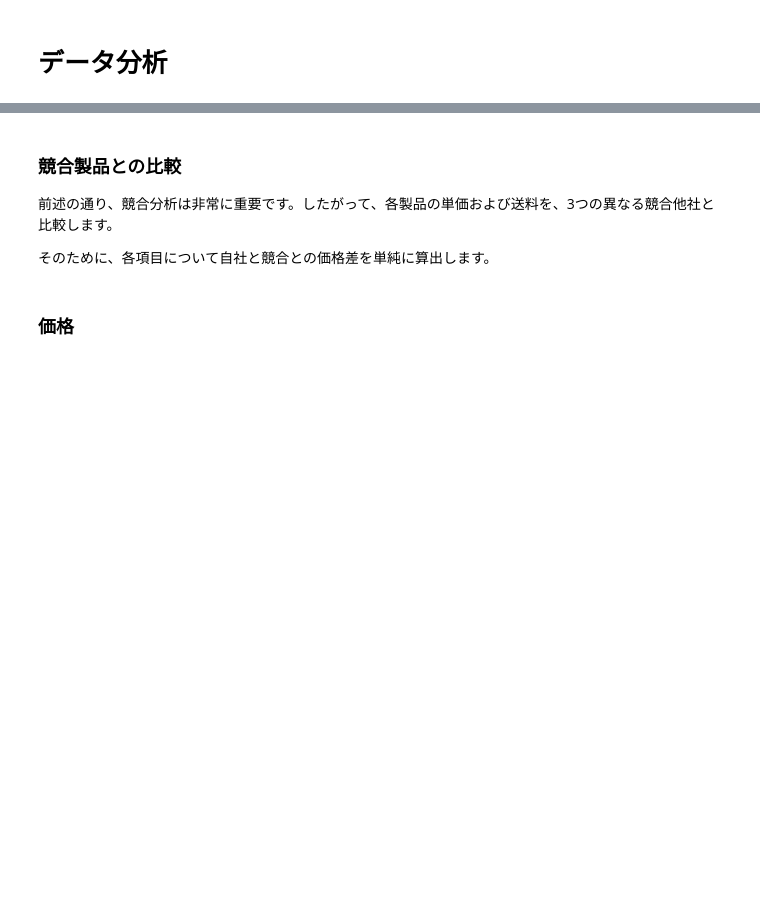
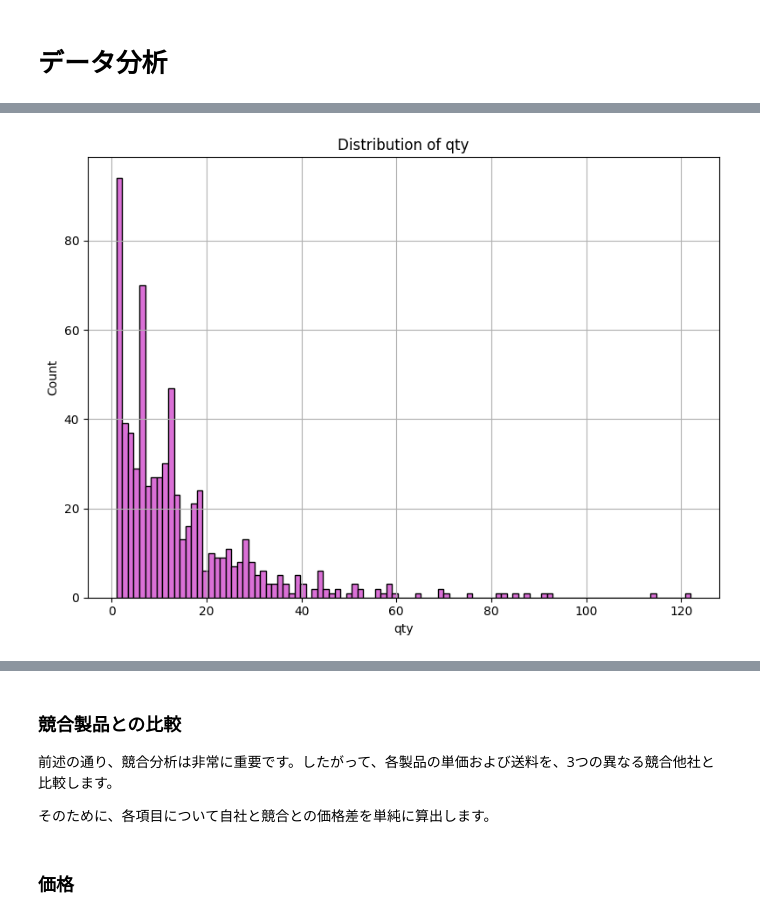
Before and after one commit to happy-kaichi/gurobi_machin-learning, a Jupyter notebook: retail-price-optimization.ipynb, the cells around one changed output, grey strips where cells are left out. Drawn from its saved outputs; the diff is of its cells as text; code cells hidden in the pictures; blank space fills up the shorter version.

```diff
--- a/retail-price-optimization.ipynb
+++ b/retail-price-optimization.ipynb
@@ -196,7 +204,19 @@ fig.show()
 # %%
-fig = px.histogram(df,
-                   x='qty',
-                   nbins = 100,
-                   title='Distribution of qty')
-fig.show()
+import matplotlib.pyplot as plt
+
+# データ準備（例としてdfがすでにある前提）
+# df = ...
+
+plt.figure(figsize=(8, 6))
+plt.hist(df['qty'], bins=100, color='orchid', edgecolor='black')
+plt.title('Distribution of qty')
+plt.xlabel('qty')
+plt.ylabel('Count')
+plt.grid(True)
+plt.tight_layout()
+
+# プロット表示
+plt.show()
+# %% [output]
+[figure, added]
 # %%
```
Also changed, not shown: parts of 27 cells of this notebook, 6 other files.
